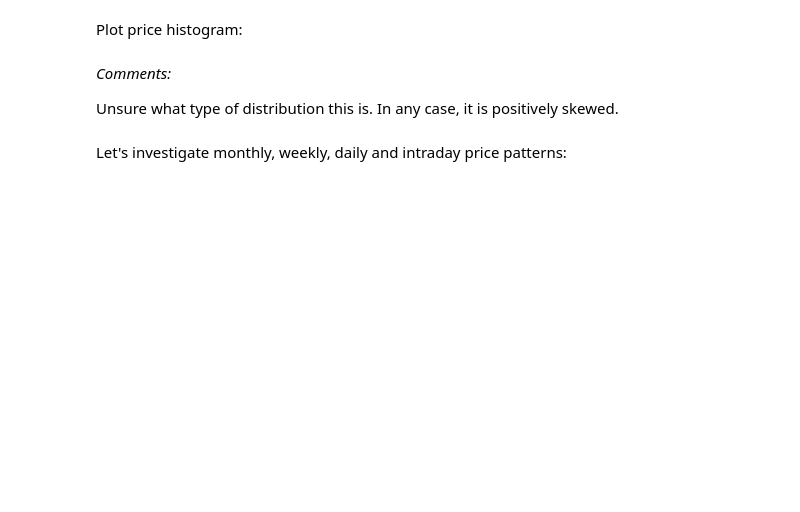
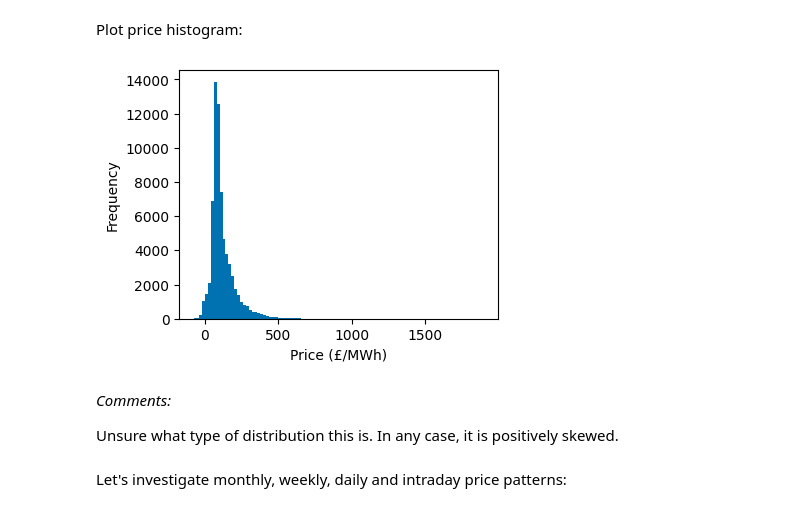
Before and after one commit to christianfenton/electricity_pricing, a Jupyter notebook: notebooks/exploratory_analysis.ipynb, the cells around one changed output. Cells and saved outputs as stored; diff of their text form; code cells hidden in the pictures; blank space fills up the shorter version.

```diff
--- a/notebooks/exploratory_analysis.ipynb
+++ b/notebooks/exploratory_analysis.ipynb
@@ -15,23 +15,44 @@ import os
 import pandas as pd
 import numpy as np
 import matplotlib.pyplot as plt
-import matplotlib as mpl
 import seaborn as sns
 
 plt.style.use("seaborn-v0_8-colorblind")
 
 base_dir = os.path.join(os.path.dirname(os.getcwd()), "data", "processed")
-df_electricity = pd.read_csv(
-    os.path.join(base_dir, "electricity_data.csv"),
-    parse_dates=["startTime", "settlementDate"],
+
+# Load BMRS data (generation, demand, prices)
+df_bmrs = pd.read_csv(
+    os.path.join(base_dir, "bmrs_data.csv"),
+    parse_dates=["SETTLEMENT_DATE"],
 )
+
+# Load gas prices
+df_gas = pd.read_csv(
+    os.path.join(base_dir, "gas_prices.csv"),
+    parse_dates=["SETTLEMENT_DATE"],
+)
+
+# Merge electricity data with gas prices
+df_electricity = df_bmrs.merge(df_gas, on="SETTLEMENT_DATE", how="left")
+
+# Load weather data
 df_weather = pd.read_csv(
     os.path.join(base_dir, "weather_data.csv"), parse_dates=["ob_time"]
 )
 
-# Sort by timestamps
-df_electricity = df_electricity.sort_values("startTime")
+# Sort by date and period
+df_electricity = df_electricity.sort_values(
+    ["SETTLEMENT_DATE", "SETTLEMENT_PERIOD"]
+)
+
+# Set date and period as index
+df_electricity.set_index(
+    ["SETTLEMENT_DATE", "SETTLEMENT_PERIOD"], inplace=True
+)
+
 df_weather = df_weather.sort_values("ob_time")
+df_weather.set_index("ob_time", inplace=True)
 
 print(
     f"Electricity data memory usage: {np.sum(df_electricity.memory_usage()) / 10**6} MB"
@@ -104,10 +174,12 @@ to higher natural gas prices around the same period (we will confirm this later)
 Plot price histogram:
 # %%
 fig, ax = plt.subplots(figsize=(4, 3), layout="constrained")
-ax.hist(df_electricity["marketIndexPrice"], bins=100)
+ax.hist(df_electricity["ELECTRICITY_PRICE"], bins=100)
 ax.set_xlabel("Price (£/MWh)", fontsize=10)
 ax.set_ylabel("Frequency", fontsize=10)
 plt.show()
+# %% [output]
+[figure, added]
 # %% [markdown]
 *Comments:*
 
```
Also changed, not shown: parts of 36 cells of this notebook, 24 other files.
